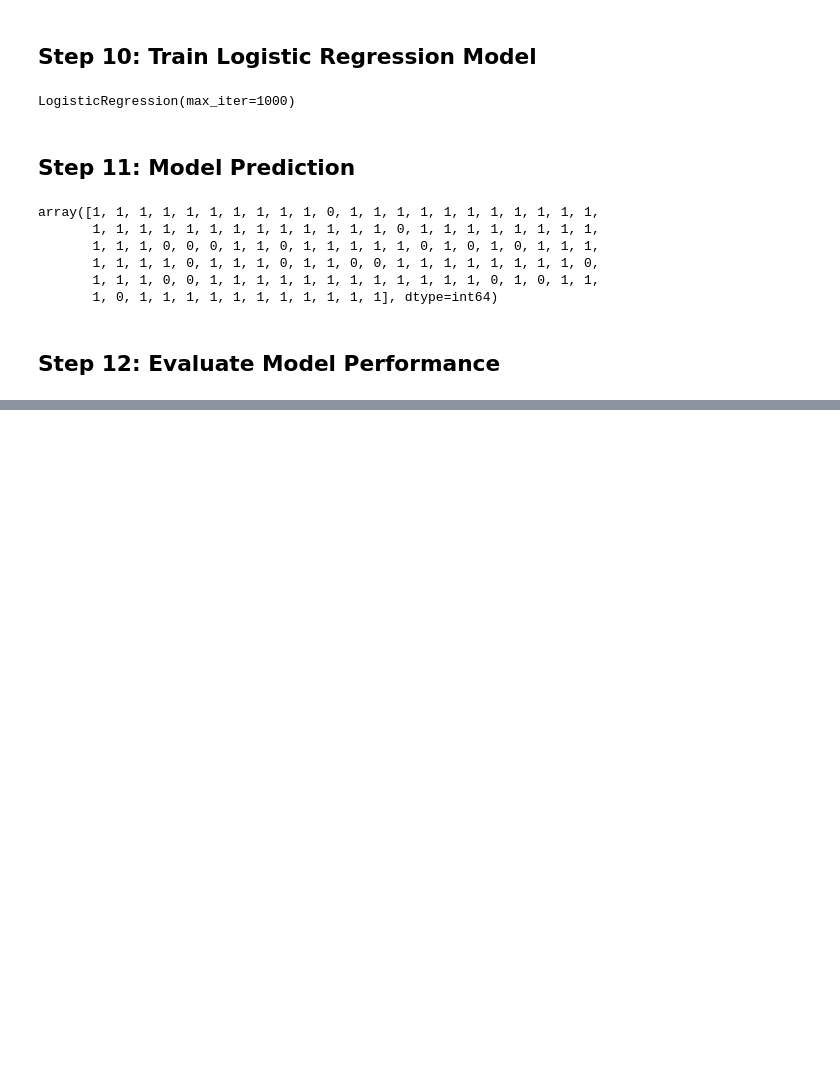
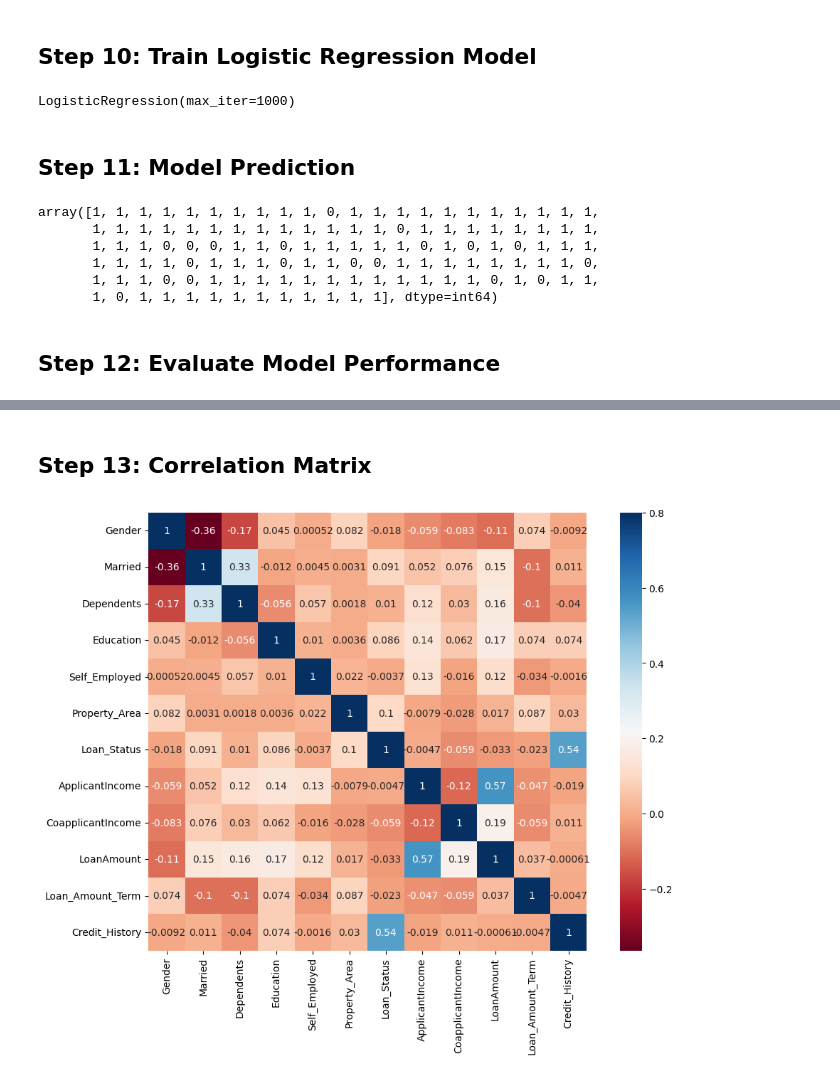
Before and after one commit to Patrick-NII/Analyse_Credits, a Jupyter notebook: Model_RandForest.ipynb, the cells around one changed output, grey strips where cells are left out. Cells and saved outputs as stored; diff of their text form; code cells hidden in the pictures; blank space fills up the shorter version.

Commit message:
Correlation matrix

```diff
--- a/Model_RandForest.ipynb
+++ b/Model_RandForest.ipynb
@@ -142,0 +145,9 @@ train_score, test_score
+# %% [markdown]
+## Step 13: Correlation Matrix
+# %%
+matrix = df_concat.corr()
+plt.subplots(figsize=(12, 8))
+sns.heatmap(matrix, vmax=.8, square=True, cmap='RdBu', annot=True)
+plt.show()
+# %% [output]
+[figure, added]
```
Also changed, not shown: parts of 1 cell of this notebook.
